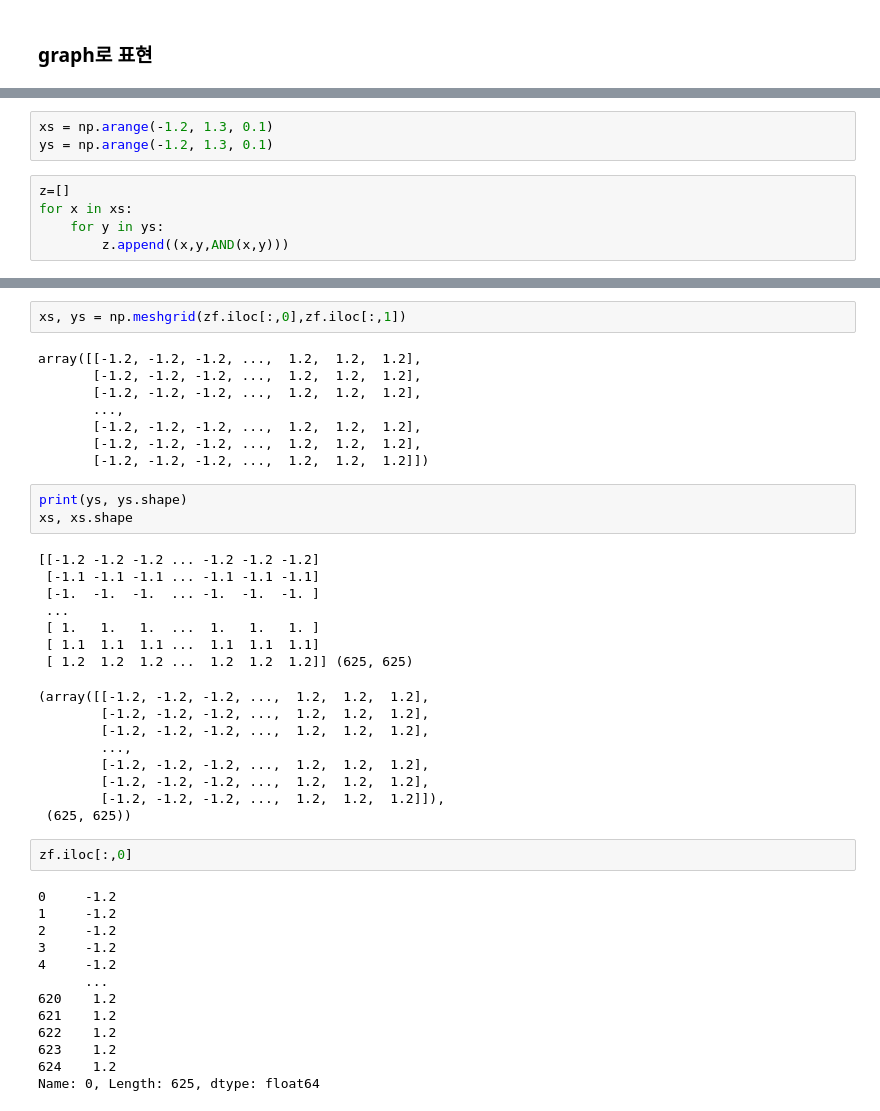
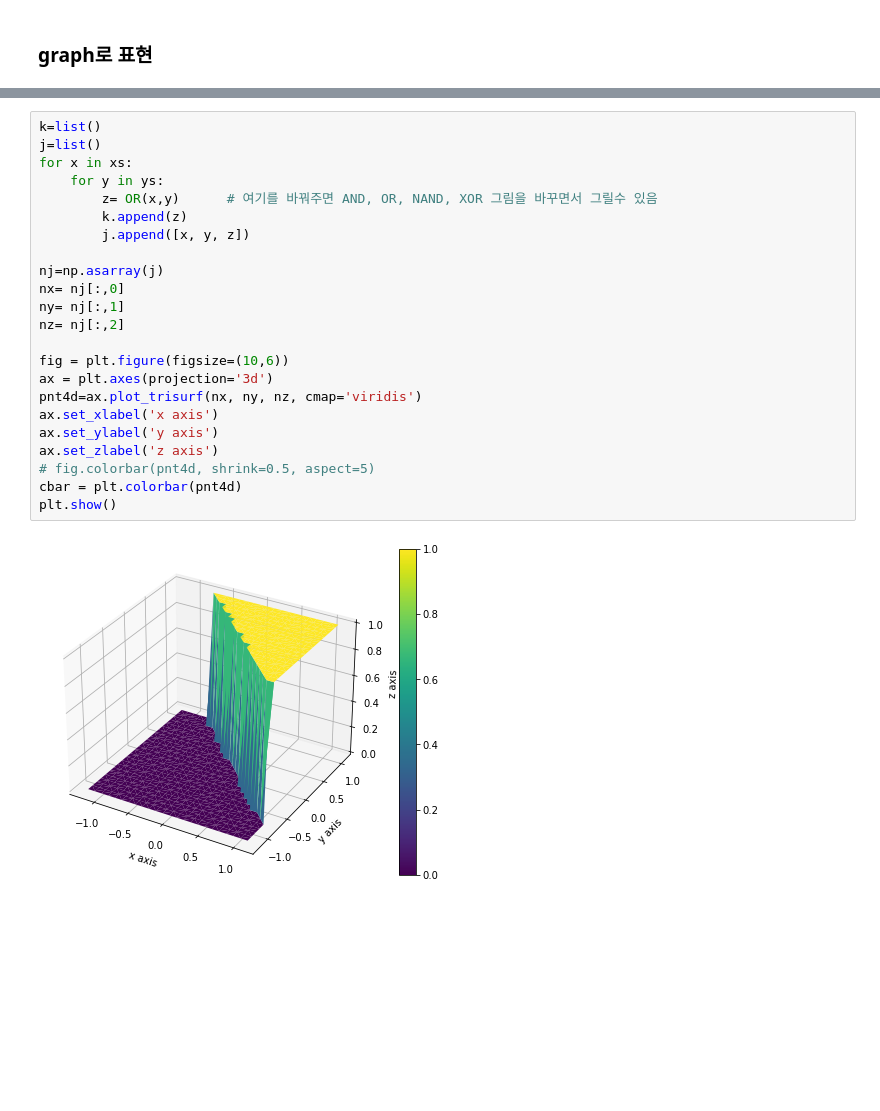
Before and after one commit to lionheartsimon/blog, a Jupyter notebook: _notebooks/2021-09-26-DeepLearningfromScrach.ipynb, the cells around one changed output, grey strips where cells are left out. Cells and saved outputs as stored; diff of their text form; blank space fills up the shorter version.

```diff
--- a/_notebooks/2021-09-26-DeepLearningfromScrach.ipynb
+++ b/_notebooks/2021-09-26-DeepLearningfromScrach.ipynb
@@ -136,8 +154,0 @@ X1: (11, 11) [[-10.  -8.  -6.  -4.  -2.   0.   2.   4.   6.   8.  10.]
-# %%
-xs = np.arange(-1.2, 1.3, 0.1)
-ys = np.arange(-1.2, 1.3, 0.1)
-# %%
-z=[]
-for x in xs:
-    for y in ys:
-        z.append((x,y,AND(x,y)))
@@ -441,44 +155,25 @@ plt.show()
-# %%
-xs, ys = np.meshgrid(zf.iloc[:,0],zf.iloc[:,1])
-# %% [output]
-array([[-1.2, -1.2, -1.2, ...,  1.2,  1.2,  1.2],
-       [-1.2, -1.2, -1.2, ...,  1.2,  1.2,  1.2],
-       [-1.2, -1.2, -1.2, ...,  1.2,  1.2,  1.2],
-       ...,
-       [-1.2, -1.2, -1.2, ...,  1.2,  1.2,  1.2],
-       [-1.2, -1.2, -1.2, ...,  1.2,  1.2,  1.2],
-       [-1.2, -1.2, -1.2, ...,  1.2,  1.2,  1.2]])
-# %%
-print(ys, ys.shape)
-xs, xs.shape
-# %% [output]
-[[-1.2 -1.2 -1.2 ... -1.2 -1.2 -1.2]
- [-1.1 -1.1 -1.1 ... -1.1 -1.1 -1.1]
- [-1.  -1.  -1.  ... -1.  -1.  -1. ]
- ...
- [ 1.   1.   1.  ...  1.   1.   1. ]
- [ 1.1  1.1  1.1 ...  1.1  1.1  1.1]
- [ 1.2  1.2  1.2 ...  1.2  1.2  1.2]] (625, 625)
-(array([[-1.2, -1.2, -1.2, ...,  1.2,  1.2,  1.2],
-        [-1.2, -1.2, -1.2, ...,  1.2,  1.2,  1.2],
-        [-1.2, -1.2, -1.2, ...,  1.2,  1.2,  1.2],
-        ...,
-        [-1.2, -1.2, -1.2, ...,  1.2,  1.2,  1.2],
-        [-1.2, -1.2, -1.2, ...,  1.2,  1.2,  1.2],
-        [-1.2, -1.2, -1.2, ...,  1.2,  1.2,  1.2]]),
- (625, 625))
-# %%
-zf.iloc[:,0]
-# %% [output]
-0     -1.2
-1     -1.2
-2     -1.2
-3     -1.2
-4     -1.2
-      ...
-620    1.2
-621    1.2
-622    1.2
-623    1.2
-624    1.2
-Name: 0, Length: 625, dtype: float64
+# %%
+k=list()
+j=list()
+for x in xs:
+    for y in ys:
+        z= OR(x,y)      # 여기를 바꿔주면 AND, OR, NAND, XOR 그림을 바꾸면서 그릴수 있음
+        k.append(z)
+        j.append([x, y, z])
+
+nj=np.asarray(j)
+nx= nj[:,0]
+ny= nj[:,1]
+nz= nj[:,2]
+
+fig = plt.figure(figsize=(10,6))
+ax = plt.axes(projection='3d')
+pnt4d=ax.plot_trisurf(nx, ny, nz, cmap='viridis')
+ax.set_xlabel('x axis')
+ax.set_ylabel('y axis')
+ax.set_zlabel('z axis')
+# fig.colorbar(pnt4d, shrink=0.5, aspect=5)
+cbar = plt.colorbar(pnt4d)
+plt.show()
+# %% [output]
+[figure, added]
```
Also changed, not shown: parts of 47 cells of this notebook.
